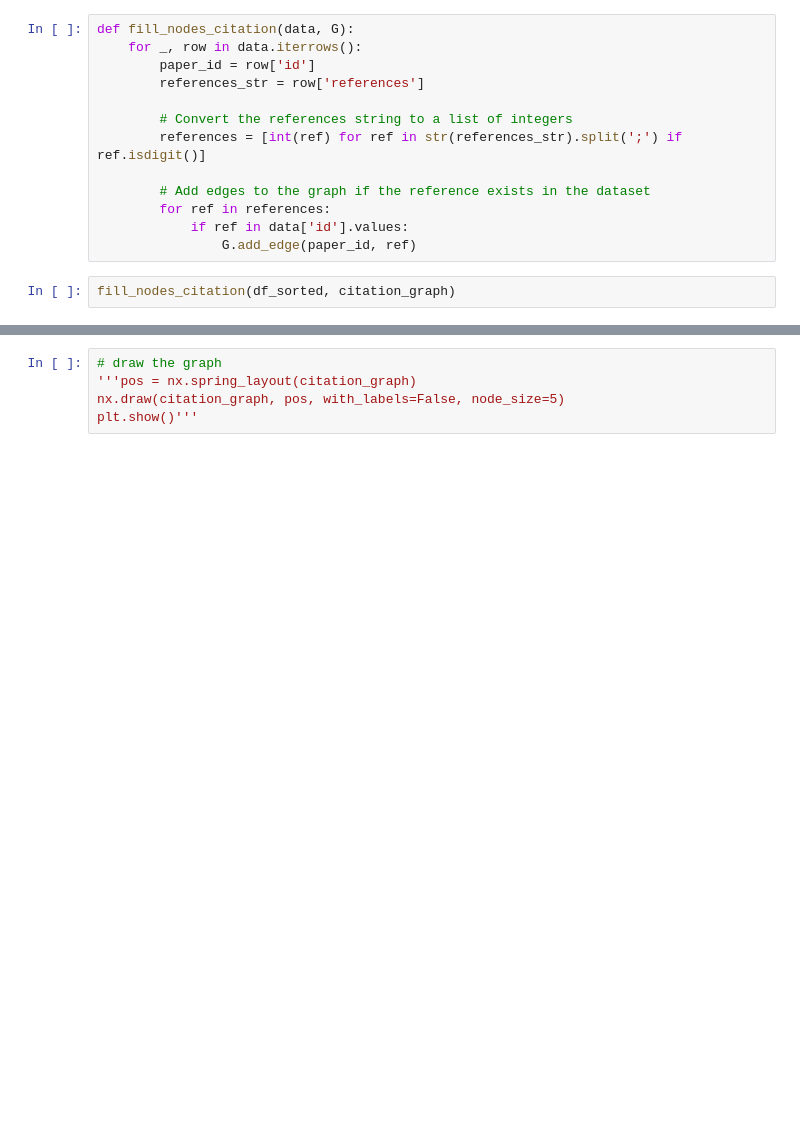
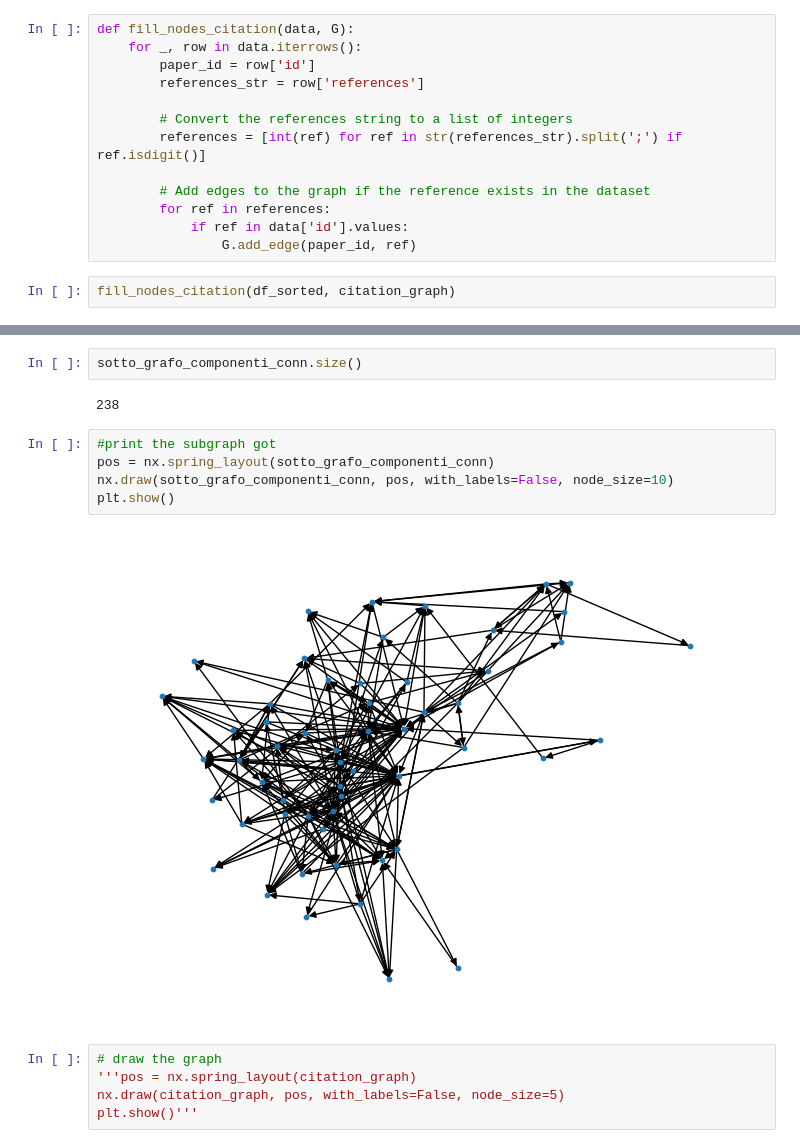
Before and after one commit to diego-ciciani01/ADM---HW5, a Jupyter notebook: main_es1.ipynb, the cells around one changed output, grey strips where cells are left out. Saved outputs shown, nothing was run; the diff lists cells and outputs as text; blank space fills up the shorter version.

```diff
--- a/main_es1.ipynb
+++ b/main_es1.ipynb
@@ -171,3 +177,14 @@ fill_nodes_citation(df_sorted, citation_graph)
+# %%
+sotto_grafo_componenti_conn.size()
+# %% [output]
+238
+# %%
+#print the subgraph got
+pos = nx.spring_layout(sotto_grafo_componenti_conn)
+nx.draw(sotto_grafo_componenti_conn, pos, with_labels=False, node_size=10)
+plt.show()
+# %% [output]
+[figure, added]
 # %%
 # draw the graph
 '''pos = nx.spring_layout(citation_graph)
```
Also changed, not shown: parts of 8 cells of this notebook.
